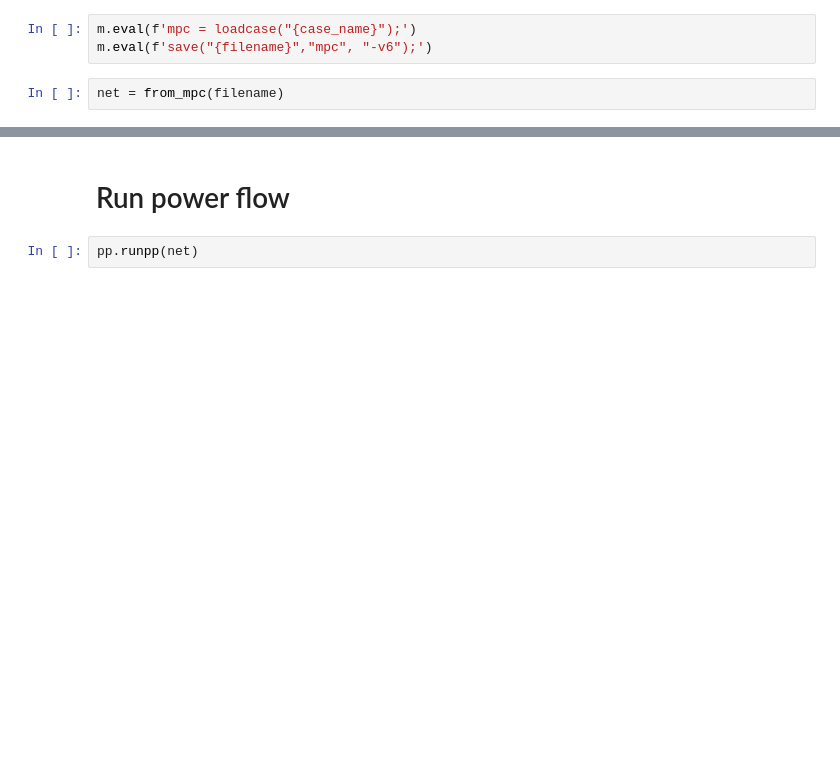
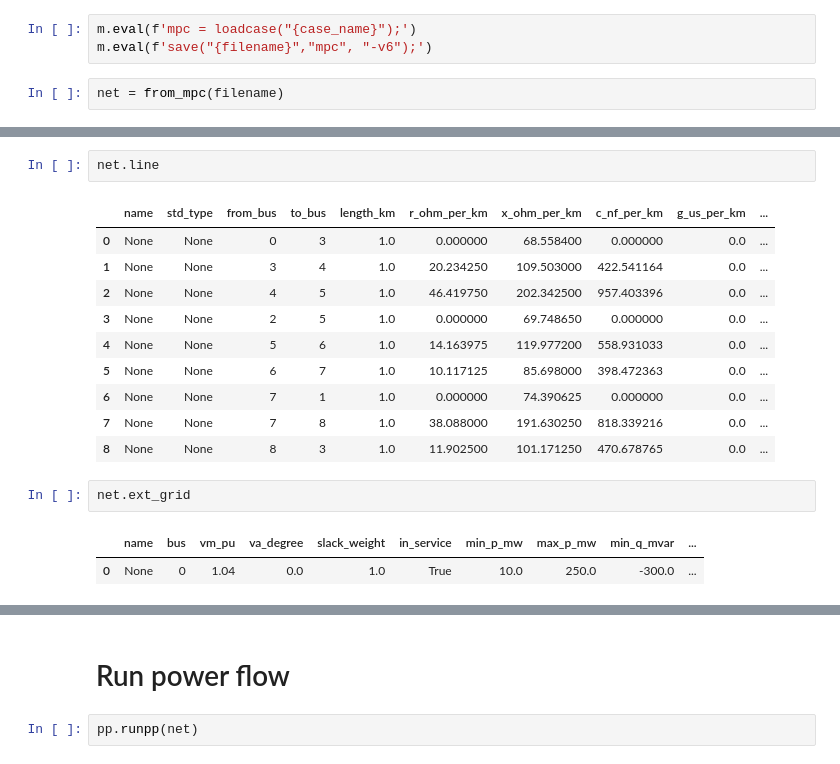
Before and after one commit to yasirroni/pandapower-short-circuit-analysis, a Jupyter notebook: notebooks/1.power_flow.ipynb, the cells around one changed output, grey strips where cells are left out. Saved outputs shown, nothing was run; the diff lists cells and outputs as text; blank space fills up the shorter version.

```diff
--- a/notebooks/1.power_flow.ipynb
+++ b/notebooks/1.power_flow.ipynb
@@ -44,0 +58,18 @@ net = from_mpc(filename)
+# %%
+net.line
+# %% [output]
+|  | name | std_type | from_bus | to_bus | length_km | r_ohm_per_km | x_ohm_per_km | c_nf_per_km | g_us_per_km | ... |
+| 0 | None | None | 0 | 3 | 1.0 | 0.000000 | 68.558400 | 0.000000 | 0.0 | ... |
+| 1 | None | None | 3 | 4 | 1.0 | 20.234250 | 109.503000 | 422.541164 | 0.0 | ... |
+| 2 | None | None | 4 | 5 | 1.0 | 46.419750 | 202.342500 | 957.403396 | 0.0 | ... |
+| 3 | None | None | 2 | 5 | 1.0 | 0.000000 | 69.748650 | 0.000000 | 0.0 | ... |
+| 4 | None | None | 5 | 6 | 1.0 | 14.163975 | 119.977200 | 558.931033 | 0.0 | ... |
+| 5 | None | None | 6 | 7 | 1.0 | 10.117125 | 85.698000 | 398.472363 | 0.0 | ... |
+| 6 | None | None | 7 | 1 | 1.0 | 0.000000 | 74.390625 | 0.000000 | 0.0 | ... |
+| 7 | None | None | 7 | 8 | 1.0 | 38.088000 | 191.630250 | 818.339216 | 0.0 | ... |
+| 8 | None | None | 8 | 3 | 1.0 | 11.902500 | 101.171250 | 470.678765 | 0.0 | ... |
+# %%
+net.ext_grid
+# %% [output]
+|  | name | bus | vm_pu | va_degree | slack_weight | in_service | min_p_mw | max_p_mw | min_q_mvar | ... |
+| 0 | None | 0 | 1.04 | 0.0 | 1.0 | True | 10.0 | 250.0 | -300.0 | ... |
```
Also changed, not shown: parts of 3 cells of this notebook, 2 other files.
